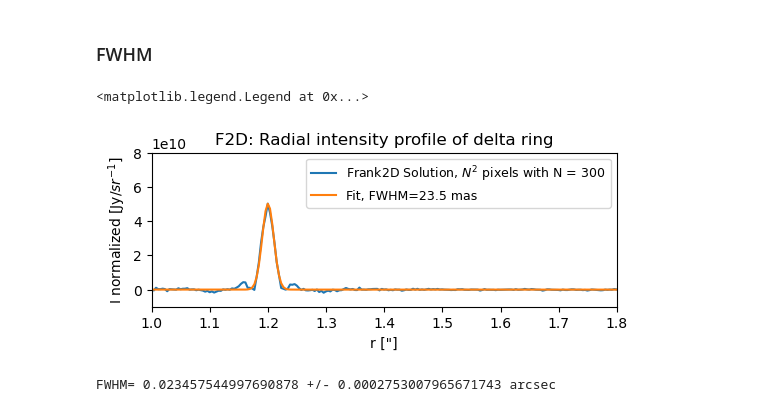
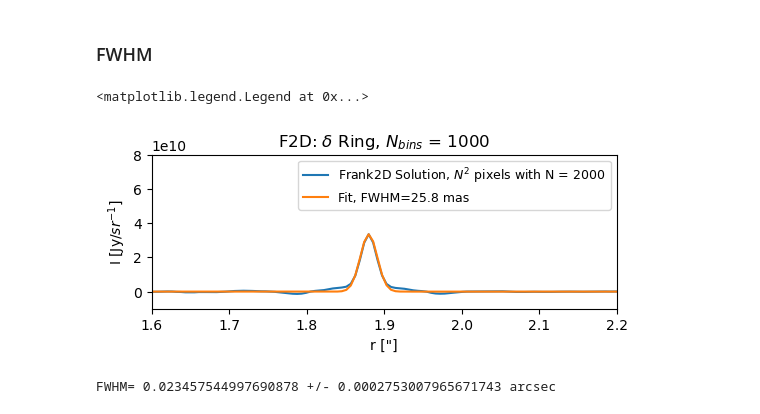
Before and after one commit to mariajmellado/frank2d, a Jupyter notebook: Notebooks/50_CalculatingIntrinsicResolution_Elias27.ipynb, the cells around one changed output. Cells and saved outputs as stored; diff of their text form; code cells hidden in the pictures.

```diff
--- a/Notebooks/50_CalculatingIntrinsicResolution_Elias27.ipynb
+++ b/Notebooks/50_CalculatingIntrinsicResolution_Elias27.ipynb
@@ -137,3 +141,7 @@ best
+# %%
+N = 2000
+# %%
+frank2d2 = Frank2D(N, rout, geom_f2d)
 # %%
-frank2d.fit(run_from_scratch = True, kernel_params = best, rtol = 1e-8)
+frank2d2.fit(data= uvtable, kernel_params = best, rtol = 1e-8)
 # %% [output]
@@ -163,7 +171,7 @@ Building full visibility model...
 # %% [markdown]
 ### Plot
 # %%
-Plot_ = Plot(frank2d, geom_f2d)
+Plot_ = Plot(frank2d2, geom_f2d)
 # %%
 Plot_.visibility(fig_size = 4, kind = 'input',  title= r'$log|V_{input}|$')
 # %% [output]
@@ -200,18 +208,18 @@ Error_FWHM_f2d = np.sqrt(cov[0][0])* 2. *np.sqrt(2.*np.log(2.))
 # %%
 plt.close()
 plt.figure(figsize=(6,2))
 plt.plot(r_f2d, I_f2d, color='C0',label= r'Frank2D Solution, $N^{2}$ pixels with N = ' + str(N))
 plt.plot(r_f2d, gauss(r_f2d, *popt_frank2d)*np.max(I_f2d), color='C1', label='Fit, FWHM=%.1f mas'%(FWHM_frank2d*1000))
-plt.ylabel(r'I normalized [Jy/$sr^{-1}$]')
+plt.ylabel(r'I [Jy/$sr^{-1}$]')
 plt.xlabel('r ["]')
-plt.xlim(1, 1.8)
+plt.xlim(1.6, 2.2)
 plt.ylim(-1e10, 8e10)
 
-plt.title('F2D: Radial intensity profile of delta ring')
+plt.title(r'F2D: $\delta$ Ring, $N_{bins}$ = '+ str(bins))
 plt.legend(loc='best', fontsize = 9)
 # %% [output]
 <matplotlib.legend.Legend at 0x...>
-[figure, old version]
+[figure, new version]
 # %%
 print ('FWHM=', FWHM_frank2d, '+/-', Error_FWHM_f2d, 'arcsec')
 # %% [output]
```
Also changed, not shown: parts of 17 cells of this notebook, 3 other files.
